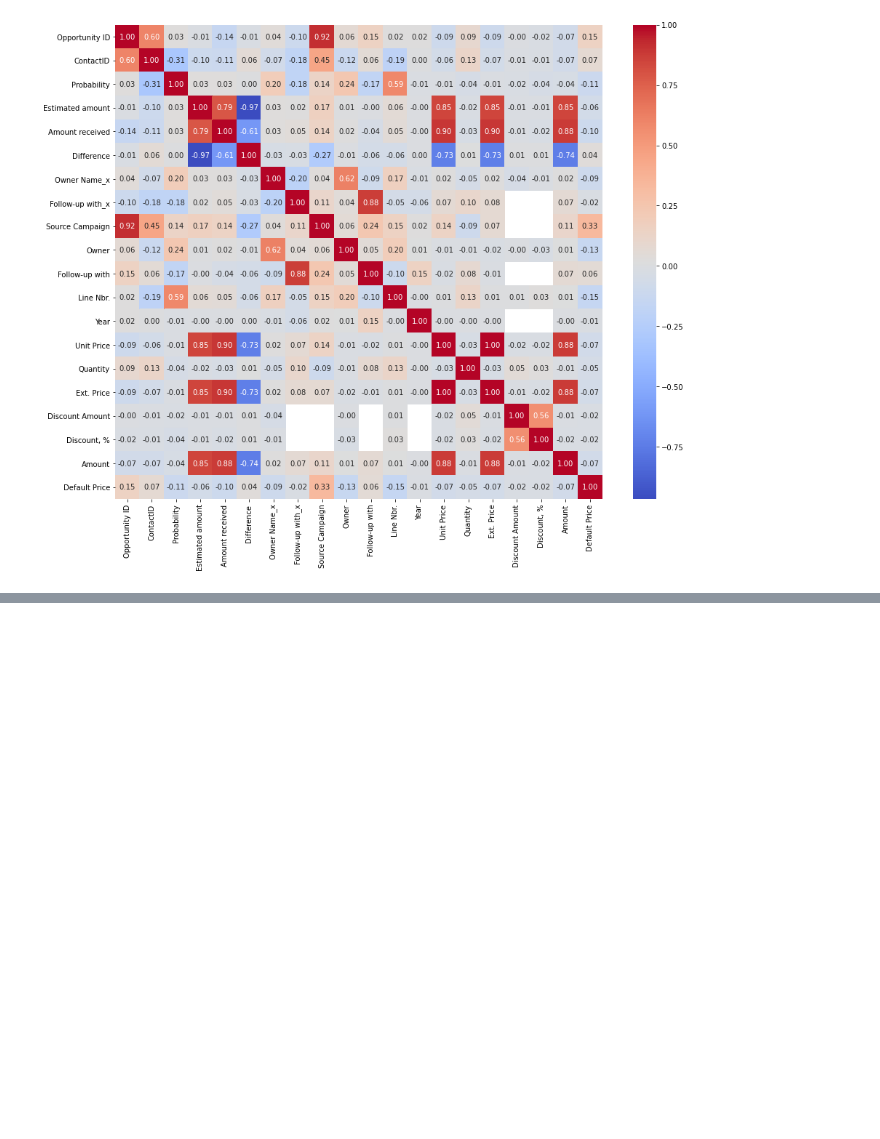
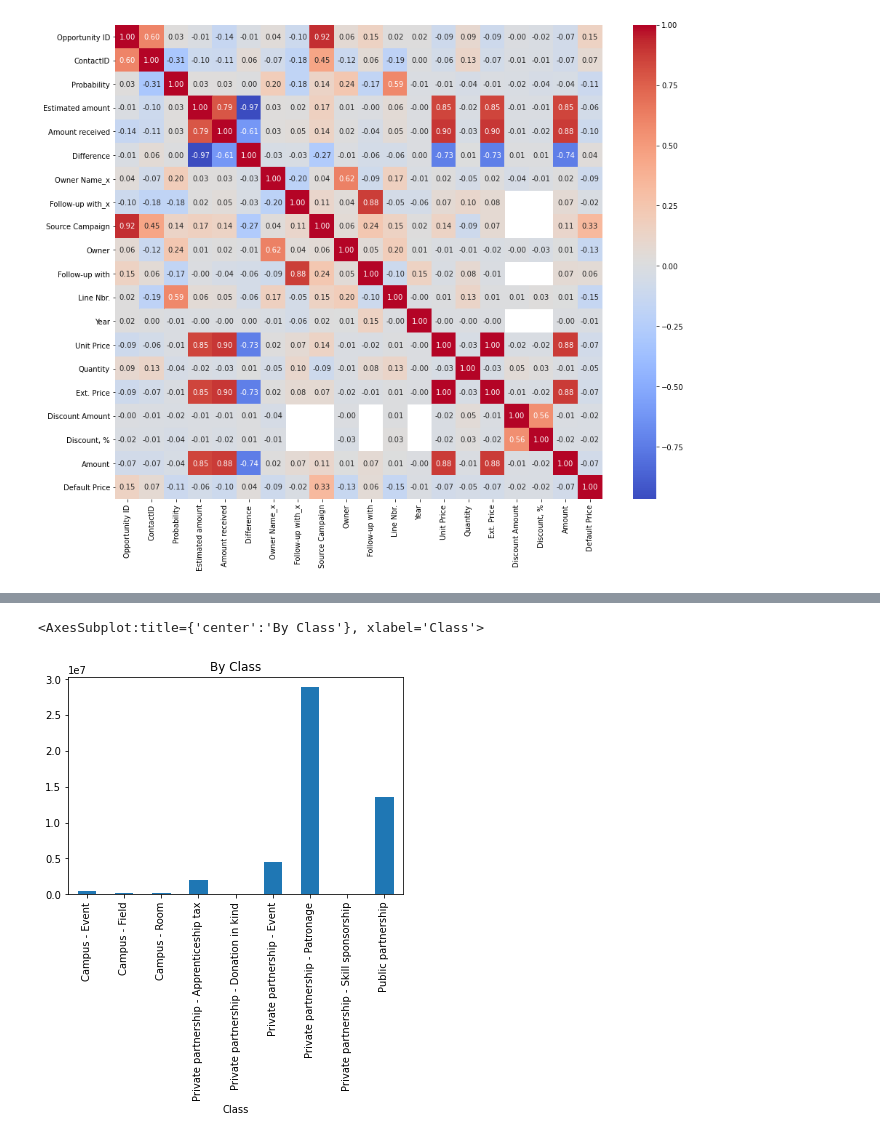
Before and after one commit to dfgparis23/Team-1, a Jupyter notebook: JoinData.ipynb, the cells around one changed output, grey strips where cells are left out. Cells and saved outputs as stored; diff of their text form; code cells hidden in the pictures; blank space fills up the shorter version.

Commit message:
new data

```diff
--- a/JoinData.ipynb
+++ b/JoinData.ipynb
@@ -255,0 +264,2 @@ sns.heatmap(corr_matrix, annot=True, cmap="coolwarm", fmt=".2f",)
+# %%
+df_op = data["Opportunities.xlsx"].merge(data["Business Account.xlsx"], on="Business Account", how="left")
@@ -255,0 +318,9 @@ sns.heatmap(corr_matrix, annot=True, cmap="coolwarm", fmt=".2f",)
+# %%
+def preprocess(df):
+    df_op["Country Name"] = df_op["Country Name"].str.lower().apply(lambda x: unidecode(x) if isinstance(x, str) else np.nan)
+    df_op["Country Name"] = df_op["Country Name"].replace("etats-unis", "united states of america")
+    df_op["Country Name"] = df_op["Country Name"].replace("royaume-uni", "united kingdom of great britain and northern ireland")
+    df_op["Country Name"] = df_op["Country Name"].replace("reunion !reunion", "reunion")
+    return df
+
+df_op = preprocess(df_op)
@@ -255,0 +339,12 @@ sns.heatmap(corr_matrix, annot=True, cmap="coolwarm", fmt=".2f",)
+# %%
+
+def clean_city_name(city):
+    city = city.capitalize()
+    city = city.replace("-", " ")
+    city = city.replace("CEDEX", "")
+    city = re.sub(r"\d", "", city)
+    city = city.replace("‘", "")
+    city = city.strip()
+    return city
+
+df_op["City"] = df_op["City"].astype(str).apply(clean_city_name)
@@ -255,0 +543,5 @@ sns.heatmap(corr_matrix, annot=True, cmap="coolwarm", fmt=".2f",)
+# %%
+df_op.groupby("Class")["Amount received"].sum().plot(kind="bar", title="By Class")
+# %% [output]
+<AxesSubplot:title={'center':'By Class'}, xlabel='Class'>
+[figure, added]
```
Also changed, not shown: parts of 40 cells of this notebook, 1 other file.
